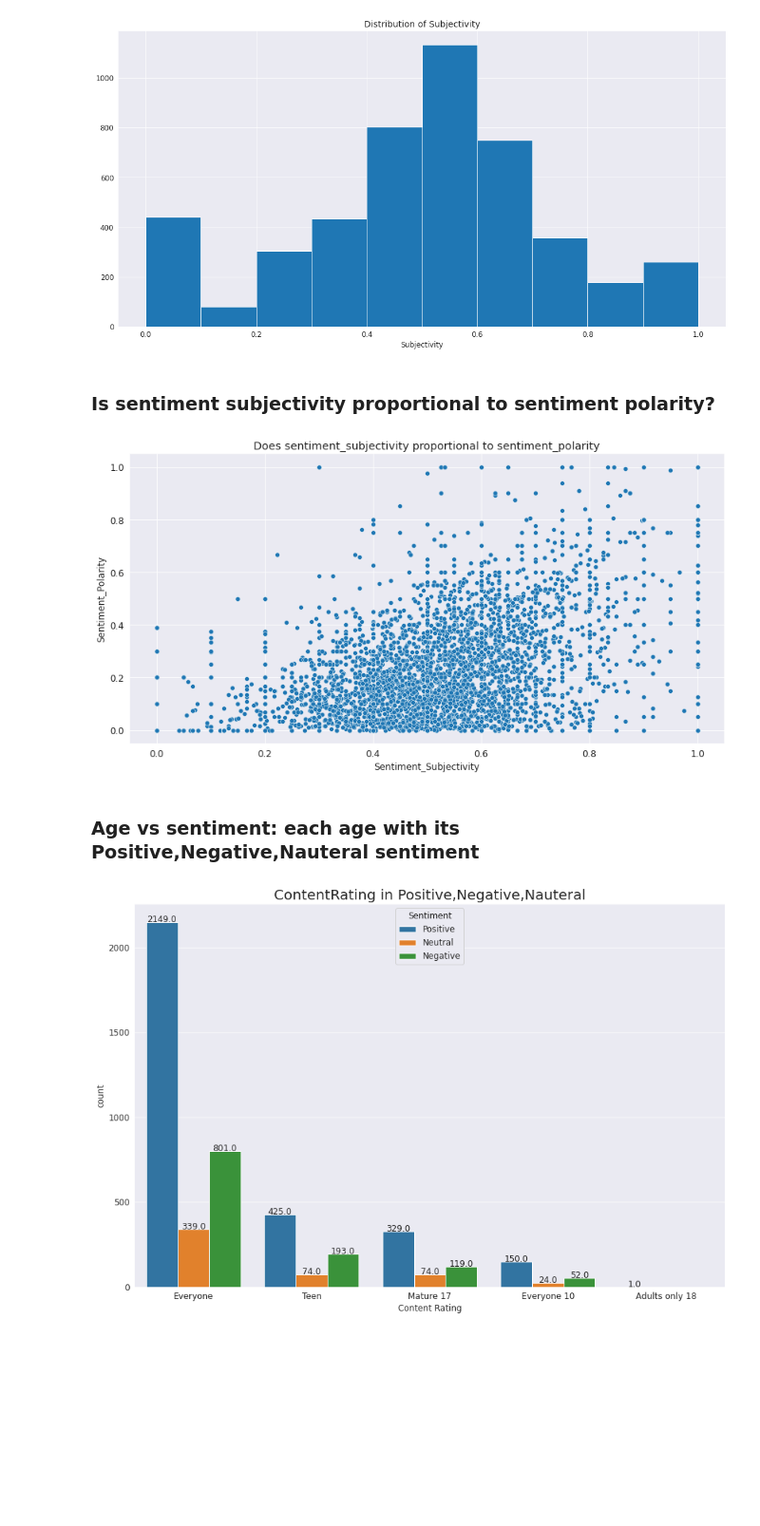
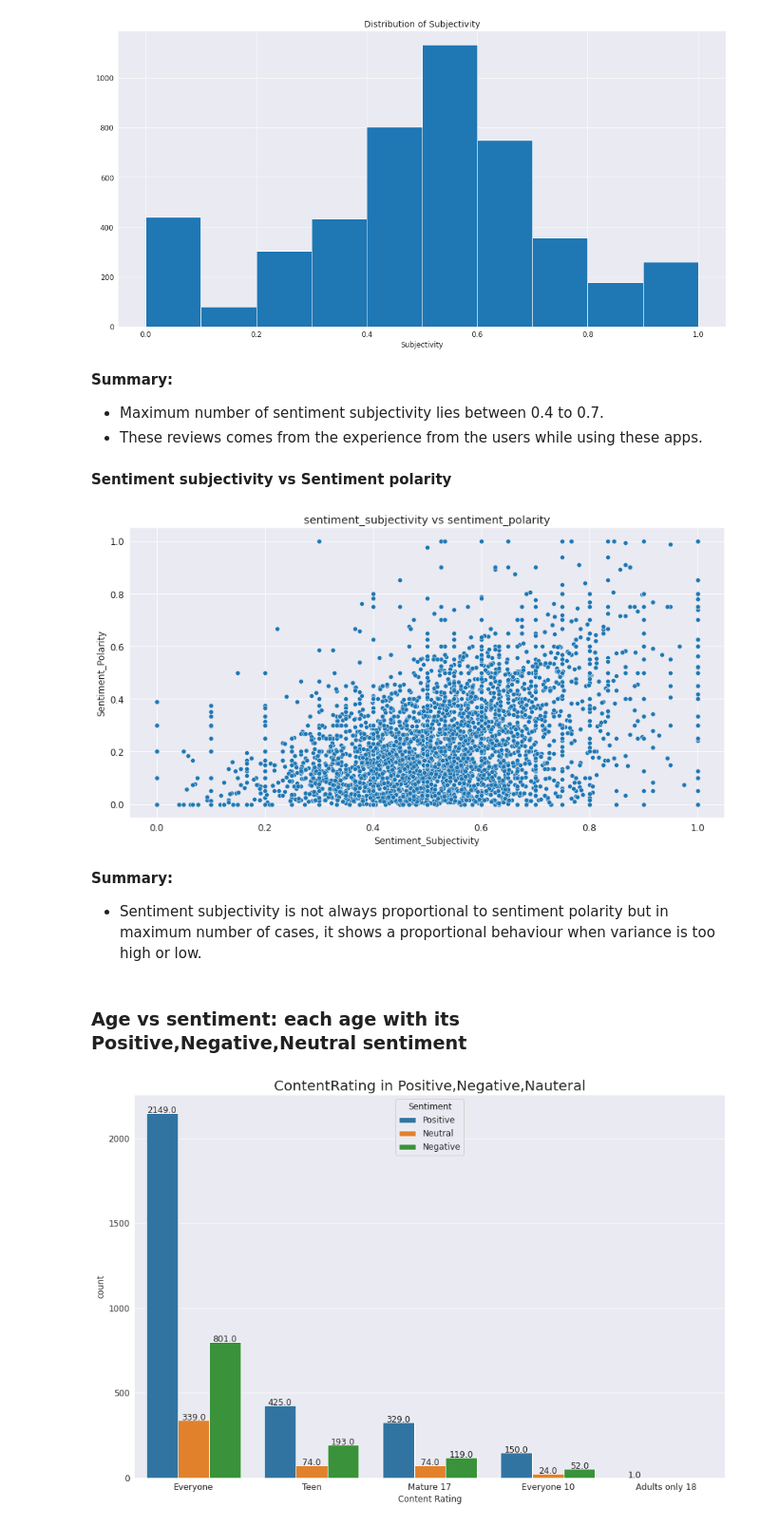
Before and after one commit to deepmalasrivastava/Playstore_analysis, a Jupyter notebook: PlayStoreDataReviewAnalysis_deepmala.ipynb, the cells around one changed output. Shown at 95% size. Drawn from its saved outputs; the diff is of its cells as text; code cells hidden in the pictures; blank space fills up the shorter version.

```diff
--- a/PlayStoreDataReviewAnalysis_deepmala.ipynb
+++ b/PlayStoreDataReviewAnalysis_deepmala.ipynb
@@ -925,20 +958,28 @@ plt.hist(merged_df[merged_df['Sentiment_Subjectivity'].notnull()]['Sentiment_Sub
 plt.show()
 # %% [output]
 [figure]
-# %% [markdown]
-### Is sentiment subjectivity proportional to sentiment polarity?
+# %% [markdown]
+**Summary:**
+* Maximum number of sentiment subjectivity lies between 0.4 to 0.7.
+* These reviews comes from the experience from the users while using these apps.
+# %% [markdown]
+**Sentiment subjectivity vs Sentiment polarity**
 # %%
 sentimet_subjectivity_polarity = merged_df.groupby(['Category'])['Sentiment_Polarity','Sentiment_Subjectivity'].mean().reset_index().rename(columns={'Sentiment_Polarity':'Sentiment_polarity_avg','Sentiment_Subjectivity':'sentiment_subjectivity_avg'})
 merged_df['Sentiment_Subjectivity'] = merged_df['Sentiment_Subjectivity'].abs()
 merged_df['Sentiment_Polarity'] = merged_df['Sentiment_Polarity'].abs()
 plt.figure(figsize=(14,7))
 sns.scatterplot(x=merged_df['Sentiment_Subjectivity'], y=merged_df['Sentiment_Polarity'])
-plt.title("Does sentiment_subjectivity proportional to sentiment_polarity")
+plt.title("sentiment_subjectivity vs sentiment_polarity")
 plt.show()
 # %% [output]
-[figure, old version]
+[figure, new version]
+# %% [markdown]
+**Summary:**
+* Sentiment subjectivity is not always proportional to sentiment polarity but
+in maximum number of cases, it shows a proportional behaviour when variance is too high or low.
 # %% [markdown]
-### **Age vs sentiment: each age with its Positive,Negative,Nauteral sentiment**
+### **Age vs sentiment: each age with its Positive,Negative,Neutral sentiment**
 # %%
 plt.figure(figsize=(15,10))
 ax = sns.countplot(x= merged_df["Content Rating"],hue=merged_df['Sentiment']);
```
Also changed, not shown: parts of 48 cells of this notebook.
